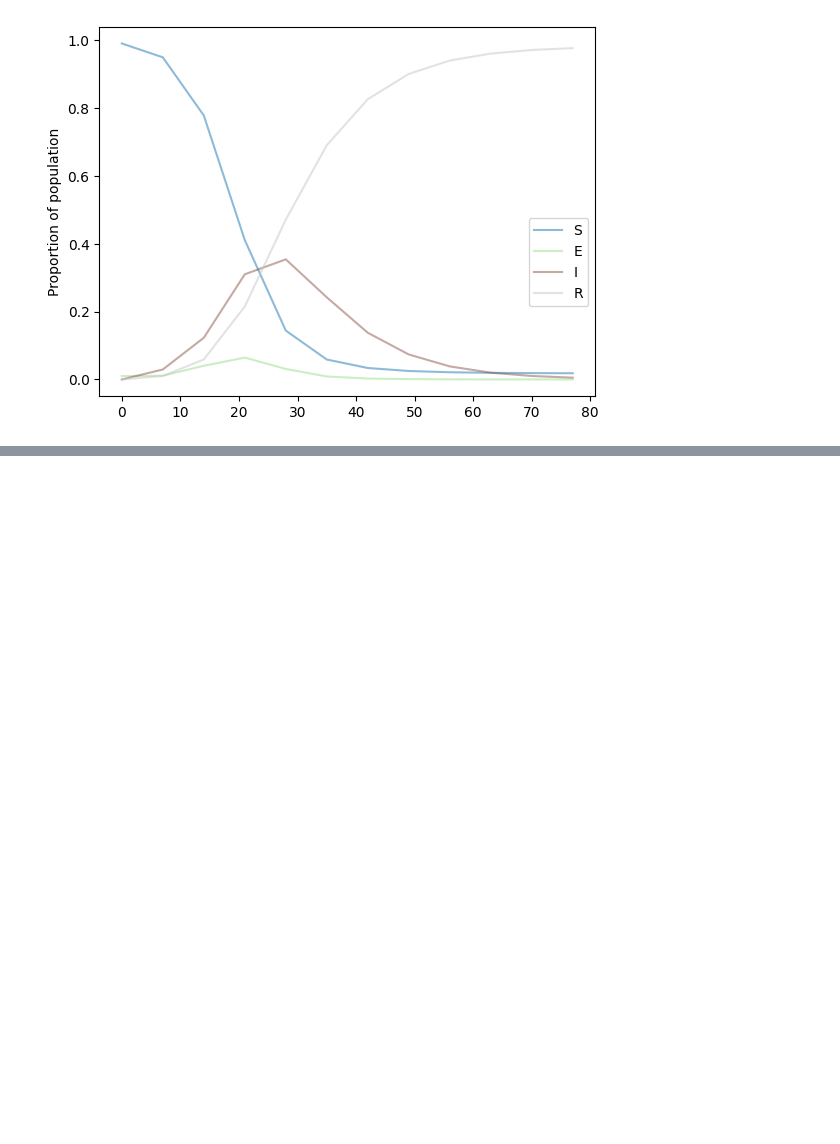
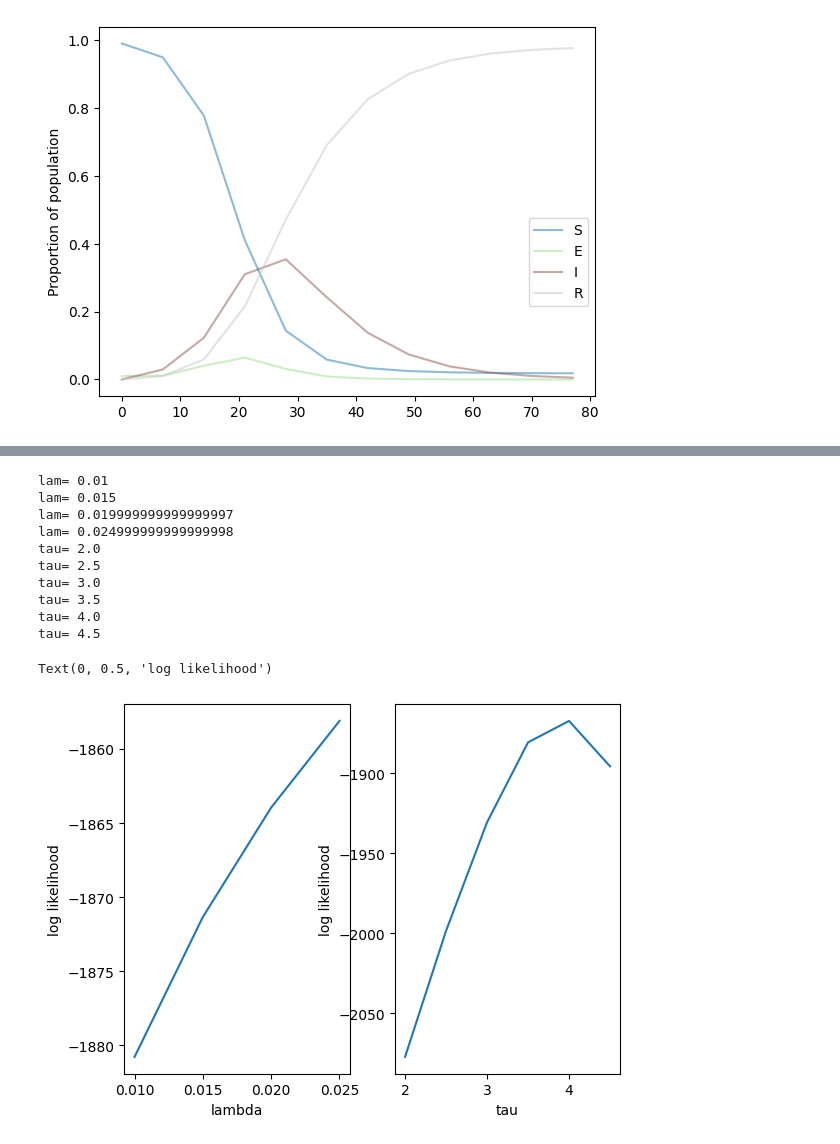
Before and after one commit to JBHilton/covid-19-in-households-public, a Jupyter notebook: examples/inference-from-testing/testing_with_modular_code.ipynb, the cells around one changed output, grey strips where cells are left out. Drawn from its saved outputs; the diff is of its cells as text; code cells hidden in the pictures; blank space fills up the shorter version.

```diff
--- a/examples/inference-from-testing/testing_with_modular_code.ipynb
+++ b/examples/inference-from-testing/testing_with_modular_code.ipynb
@@ -223,5 +145,0 @@ xhat - 1.96*stds
-# %%
-#Confidence interval
-
-for i, xh in enumerate(xhat):
-    print('Variable ' + str(i+1) + ' is ' + str(xh) + '(' + str(xh-1.96*stds[i]) + ',' + str(xh+1.96*stds[i]) + '). True: ' + str(initial_guess[i]))
@@ -229,0 +346,31 @@ up to significant figures . format sintax
+# %%
+llh_fixed_tau = np.zeros((len(lam_vals),))
+for i in range(len(lam_vals)):
+    print("lam=",lam_vals[i])
+    llh_fixed_tau[i] = llh_from_pars(multi_hh_data, test_times, lam_vals[i], beta_ext)
+
+llh_fixed_lam = np.zeros((len(tau_vals),))
+for i in range(len(tau_vals)):
+    print("tau=",tau_vals[i])
+    llh_fixed_lam[i] = llh_from_pars(multi_hh_data, test_times, model_input.beta_int, tau_vals[i])
+
+fig, (ax1, ax2) = subplots(1, 2)
+ax1.plot(lam_vals, llh_fixed_tau)
+ax1.set_xlabel("lambda")
+ax1.set_ylabel("log likelihood")
+ax2.plot(tau_vals, llh_fixed_lam)
+ax2.set_xlabel("tau")
+ax2.set_ylabel("log likelihood")
+# %% [output]
+lam= 0.01
+lam= 0.015
+lam= 0.019999999999999997
+lam= 0.024999999999999998
+tau= 2.0
+tau= 2.5
+tau= 3.0
+tau= 3.5
+tau= 4.0
+tau= 4.5
+Text(0, 0.5, 'log likelihood')
+[figure, added]
```
Also changed, not shown: parts of 35 cells of this notebook, 1 other file.
